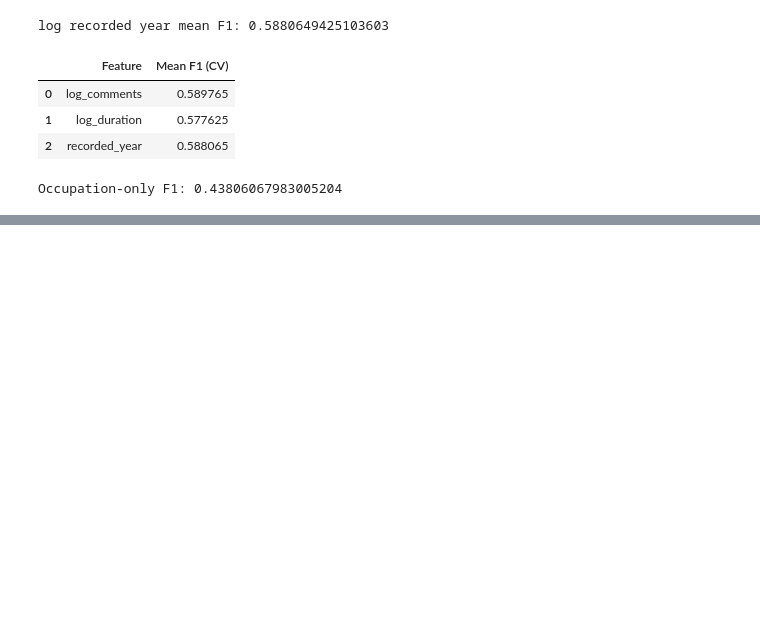
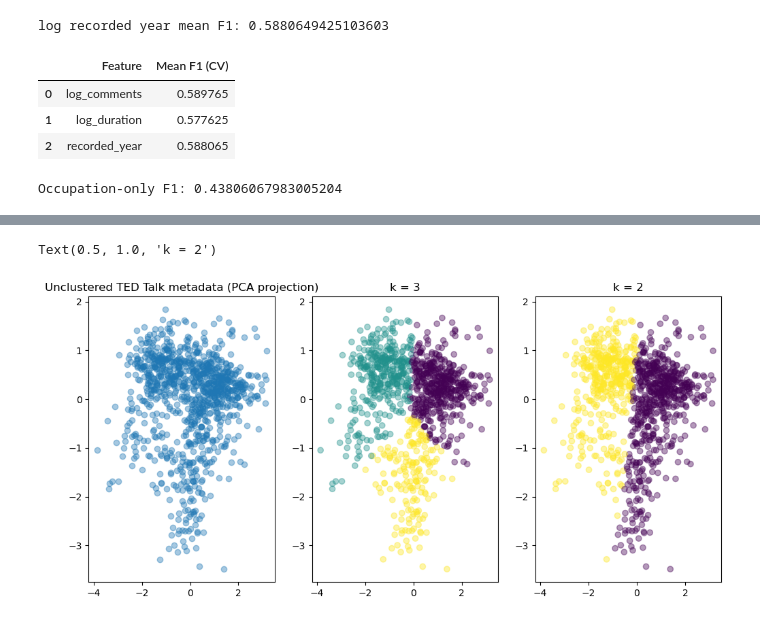
Before and after one commit to kyleenaxin/3350-final, a Jupyter notebook: project.ipynb, the cells around one changed output, grey strips where cells are left out. Saved outputs shown, nothing was run; the diff lists cells and outputs as text; code cells hidden in the pictures; blank space fills up the shorter version.

Commit message:
K-means visualizations

```diff
--- a/project.ipynb
+++ b/project.ipynb
@@ -383,0 +391,44 @@ Occupation-only F1: 0.43806067983005204
+# %%
+features = [
+    "log_comments",
+    "log_duration",
+    "recorded_year"
+]
+
+X = df[features]
+X_scaled = StandardScaler().fit_transform(X)
+
+X_2d = PCA(n_components=2, random_state=42).fit_transform(X_scaled)
+
+plt.figure(figsize=(12, 12))
+
+# Unclustered data
+plt.subplot(231)
+plt.scatter(X_2d[:, 0], X_2d[:, 1], alpha=0.4)
+plt.title("Unclustered TED Talk metadata (PCA projection)")
+
+# 3 clusters!
+y_pred = KMeans(
+    n_clusters=3,
+    random_state=42,
+    n_init=10
+).fit_predict(X_scaled)
+
+plt.subplot(232)
+plt.scatter(X_2d[:, 0], X_2d[:, 1], c = y_pred, alpha = 0.4)
+plt.title("k = 3")
+
+
+# 2 Clusters!
+y_pred = KMeans(
+    n_clusters=2,
+    random_state=42,
+    n_init=10
+).fit_predict(X_scaled)
+
+plt.subplot(233)
+plt.scatter(X_2d[:, 0], X_2d[:, 1], c=y_pred, alpha=0.4)
+plt.title("k = 2")
+# %% [output]
+Text(0.5, 1.0, 'k = 2')
+[figure, added]
```
Also changed, not shown: parts of 5 cells of this notebook.
